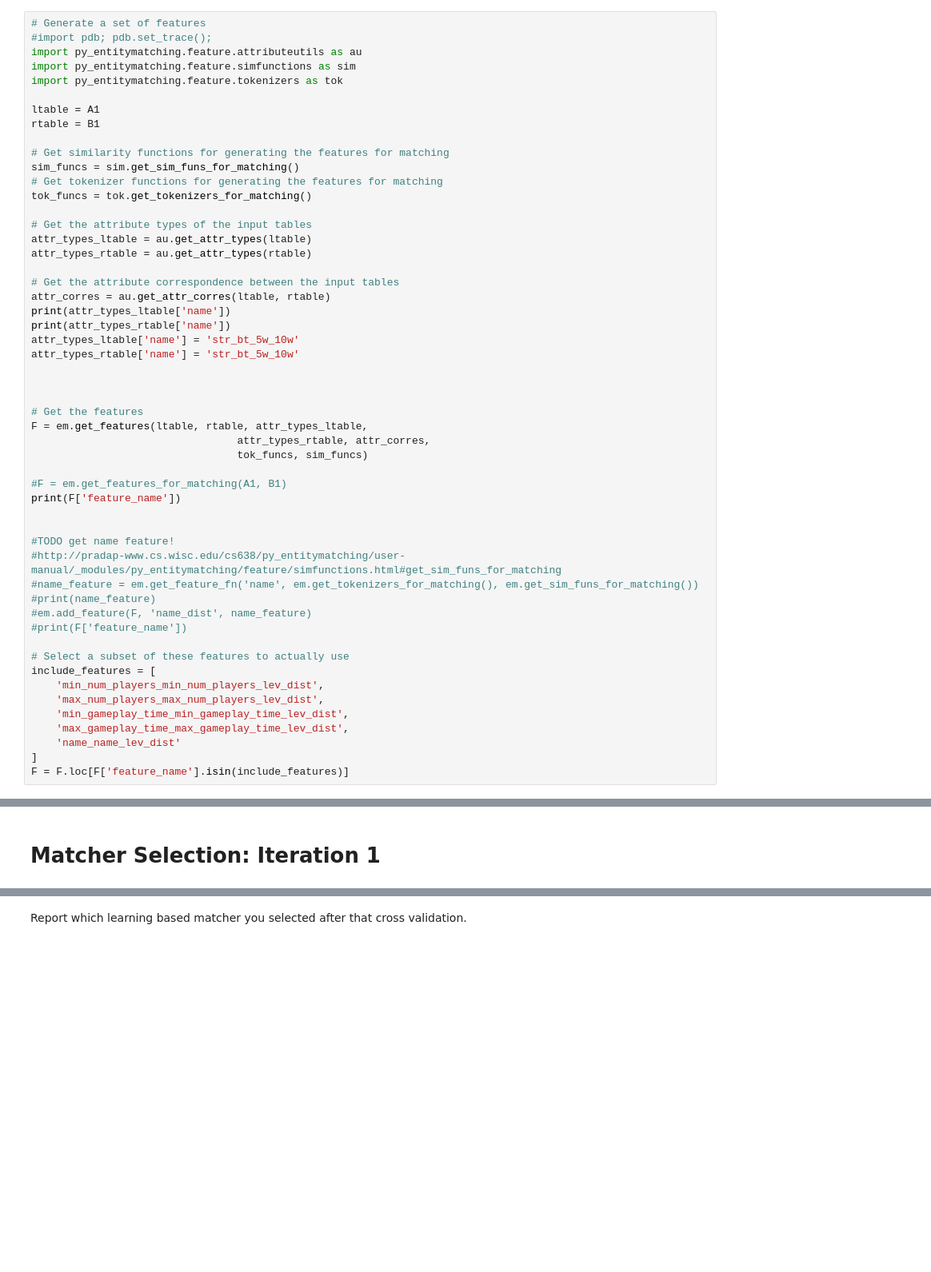
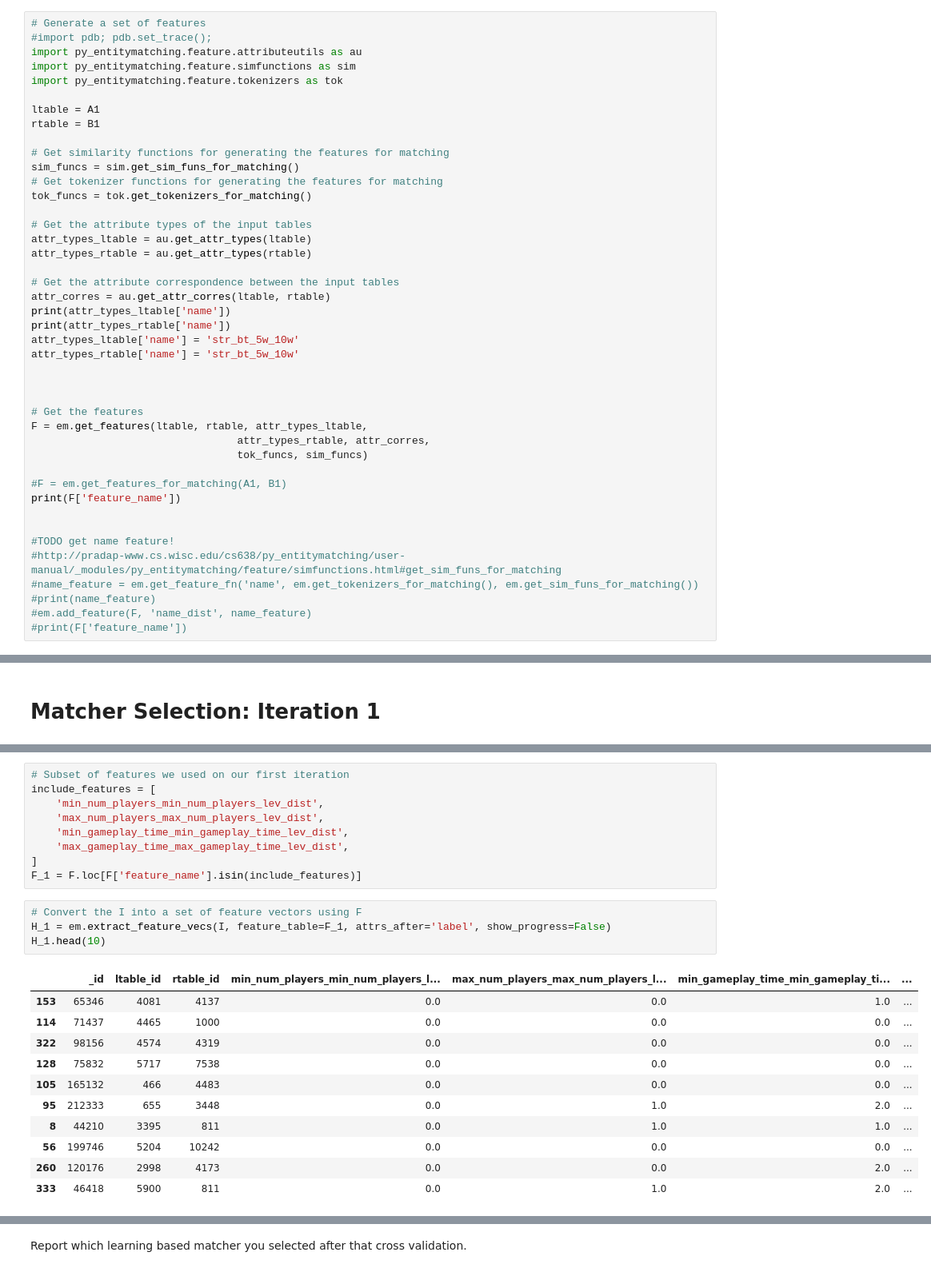
Before and after one commit to malnoxon/board-game-data-science, a Jupyter notebook: stage4/stage4_report.ipynb, the cells around one changed output, grey strips where cells are left out. Shown at 80% size. Drawn from its saved outputs; the diff is of its cells as text; blank space fills up the shorter version.

```diff
--- a/stage4/stage4_report.ipynb
+++ b/stage4/stage4_report.ipynb
@@ -132,14 +135,4 @@ print(F['feature_name'])
 #print(name_feature)
 #em.add_feature(F, 'name_dist', name_feature)
 #print(F['feature_name'])
-
-# Select a subset of these features to actually use
-include_features = [
-    'min_num_players_min_num_players_lev_dist',
-    'max_num_players_max_num_players_lev_dist',
-    'min_gameplay_time_min_gameplay_time_lev_dist',
-    'max_gameplay_time_max_gameplay_time_lev_dist',
-    'name_name_lev_dist'
-]
-F = F.loc[F['feature_name'].isin(include_features)]
 # %% [output]
@@ -338,0 +197,25 @@ F1: 0.941584
+# %%
+# Subset of features we used on our first iteration
+include_features = [
+    'min_num_players_min_num_players_lev_dist',
+    'max_num_players_max_num_players_lev_dist',
+    'min_gameplay_time_min_gameplay_time_lev_dist',
+    'max_gameplay_time_max_gameplay_time_lev_dist',
+]
+F_1 = F.loc[F['feature_name'].isin(include_features)]
+# %%
+# Convert the I into a set of feature vectors using F
+H_1 = em.extract_feature_vecs(I, feature_table=F_1, attrs_after='label', show_progress=False)
+H_1.head(10)
+# %% [output]
+|  | _id | ltable_id | rtable_id | min_num_players_min_num_players_l... | max_num_players_max_num_players_l... | min_gameplay_time_min_gameplay_ti... | ... |
+| 153 | 65346 | 4081 | 4137 | 0.0 | 0.0 | 1.0 | ... |
+| 114 | 71437 | 4465 | 1000 | 0.0 | 0.0 | 0.0 | ... |
+| 322 | 98156 | 4574 | 4319 | 0.0 | 0.0 | 0.0 | ... |
+| 128 | 75832 | 5717 | 7538 | 0.0 | 0.0 | 0.0 | ... |
+| 105 | 165132 | 466 | 4483 | 0.0 | 0.0 | 0.0 | ... |
+| 95 | 212333 | 655 | 3448 | 0.0 | 1.0 | 2.0 | ... |
+| 8 | 44210 | 3395 | 811 | 0.0 | 1.0 | 1.0 | ... |
+| 56 | 199746 | 5204 | 10242 | 0.0 | 0.0 | 0.0 | ... |
+| 260 | 120176 | 2998 | 4173 | 0.0 | 0.0 | 2.0 | ... |
+| 333 | 46418 | 5900 | 811 | 0.0 | 1.0 | 2.0 | ... |
```
Also changed, not shown: parts of 24 cells of this notebook.
